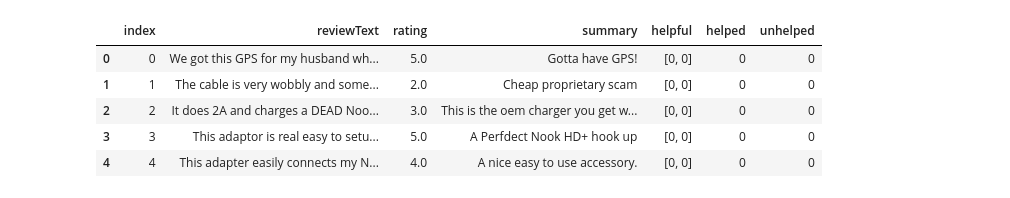
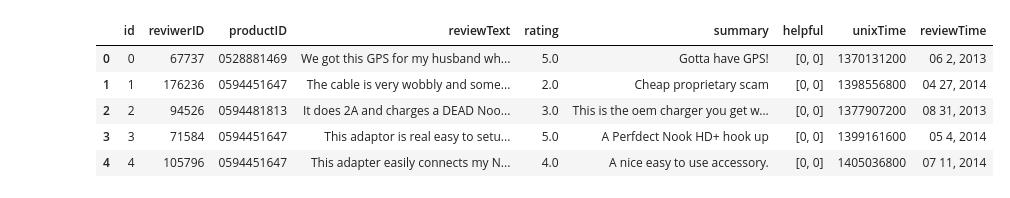
Before and after one commit to PattarapornH/mining-project, a Jupyter notebook: amazon_review.ipynb, the cells around one changed output. Cells and saved outputs as stored; diff of their text form; code cells hidden in the pictures.

Commit message:
amz review

```diff
--- a/amazon_review.ipynb
+++ b/amazon_review.ipynb
@@ -4,12 +4,12 @@ import numpy as np
 import matplotlib.pyplot as plt
 %matplotlib inline
 # %%
-data = pd.read_csv('sum_data.csv')
+data = pd.read_csv('data.csv')
 data.head()
 # %% [output]
-|  | index | reviewText | rating | summary | helpful | helped | unhelped |
-| 0 | 0 | We got this GPS for my husband wh... | 5.0 | Gotta have GPS! | [0, 0] | 0 | 0 |
-| 1 | 1 | The cable is very wobbly and some... | 2.0 | Cheap proprietary scam | [0, 0] | 0 | 0 |
-| 2 | 2 | It does 2A and charges a DEAD Noo... | 3.0 | This is the oem charger you get w... | [0, 0] | 0 | 0 |
-| 3 | 3 | This adaptor is real easy to setu... | 5.0 | A Perfdect Nook HD+ hook up | [0, 0] | 0 | 0 |
-| 4 | 4 | This adapter easily connects my N... | 4.0 | A nice easy to use accessory. | [0, 0] | 0 | 0 |
+|  | id | reviwerID | productID | reviewText | rating | summary | helpful | unixTime | reviewTime |
+| 0 | 0 | 67737 | 0528881469 | We got this GPS for my husband wh... | 5.0 | Gotta have GPS! | [0, 0] | 1370131200 | 06 2, 2013 |
+| 1 | 1 | 176236 | 0594451647 | The cable is very wobbly and some... | 2.0 | Cheap proprietary scam | [0, 0] | 1398556800 | 04 27, 2014 |
+| 2 | 2 | 94526 | 0594481813 | It does 2A and charges a DEAD Noo... | 3.0 | This is the oem charger you get w... | [0, 0] | 1377907200 | 08 31, 2013 |
+| 3 | 3 | 71584 | 0594451647 | This adaptor is real easy to setu... | 5.0 | A Perfdect Nook HD+ hook up | [0, 0] | 1399161600 | 05 4, 2014 |
+| 4 | 4 | 105796 | 0594451647 | This adapter easily connects my N... | 4.0 | A nice easy to use accessory. | [0, 0] | 1405036800 | 07 11, 2014 |
```
Also changed, not shown: parts of 16 cells of this notebook.
